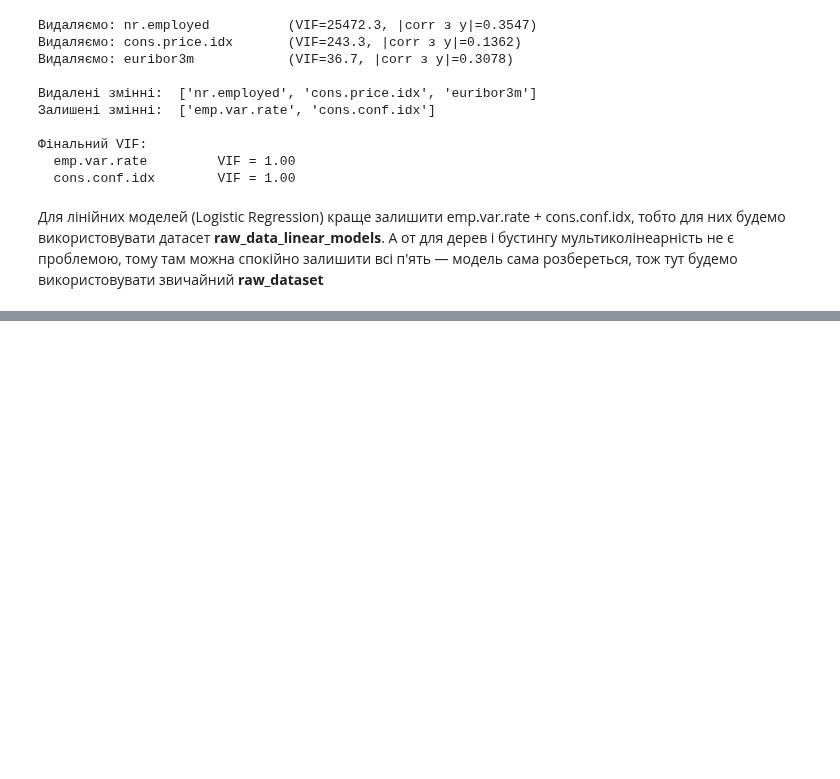
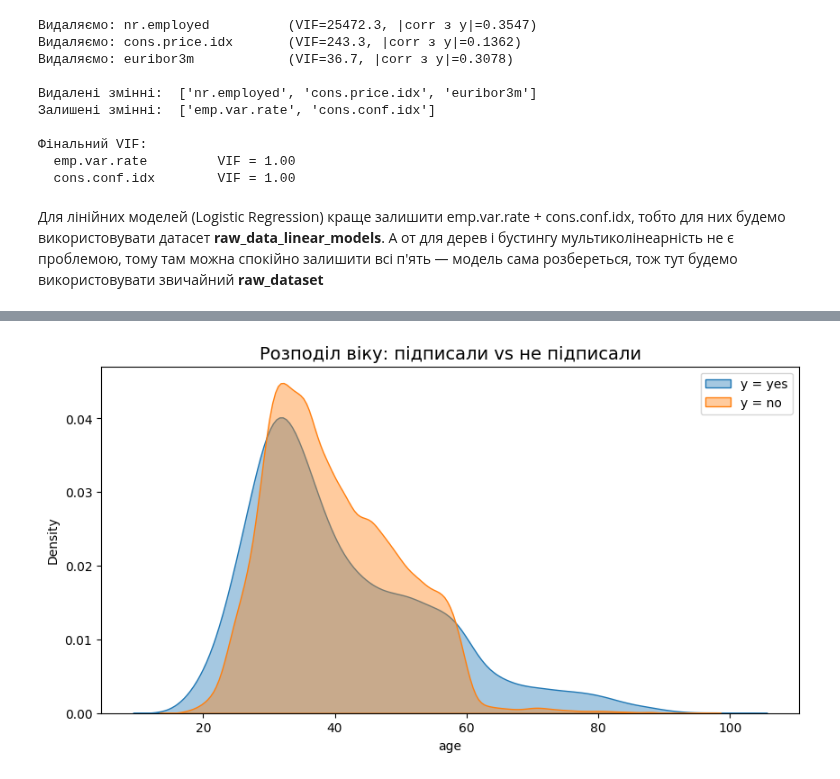
Before and after one commit to o-semenkova/ml_home_tasks, a Jupyter notebook: Mid_term_Project.ipynb, the cells around one changed output, grey strips where cells are left out. Drawn from its saved outputs; the diff is of its cells as text; code cells hidden in the pictures; blank space fills up the shorter version.

```diff
--- a/Mid_term_Project.ipynb
+++ b/Mid_term_Project.ipynb
@@ -306,0 +405,9 @@ for i, col in enumerate(remaining):
+# %%
+fig, ax = plt.subplots(figsize=(10, 5))
+sns.kdeplot(data=raw_dataset[raw_dataset['y'] == 'yes'], x='age', label='y = yes', fill=True, alpha=0.4)
+sns.kdeplot(data=raw_dataset[raw_dataset['y'] == 'no'], x='age', label='y = no', fill=True, alpha=0.4)
+ax.set_title('Розподіл віку: підписали vs не підписали', fontsize=14)
+ax.legend()
+plt.show()
+# %% [output]
+[figure, added]
```
Also changed, not shown: parts of 10 cells of this notebook.
